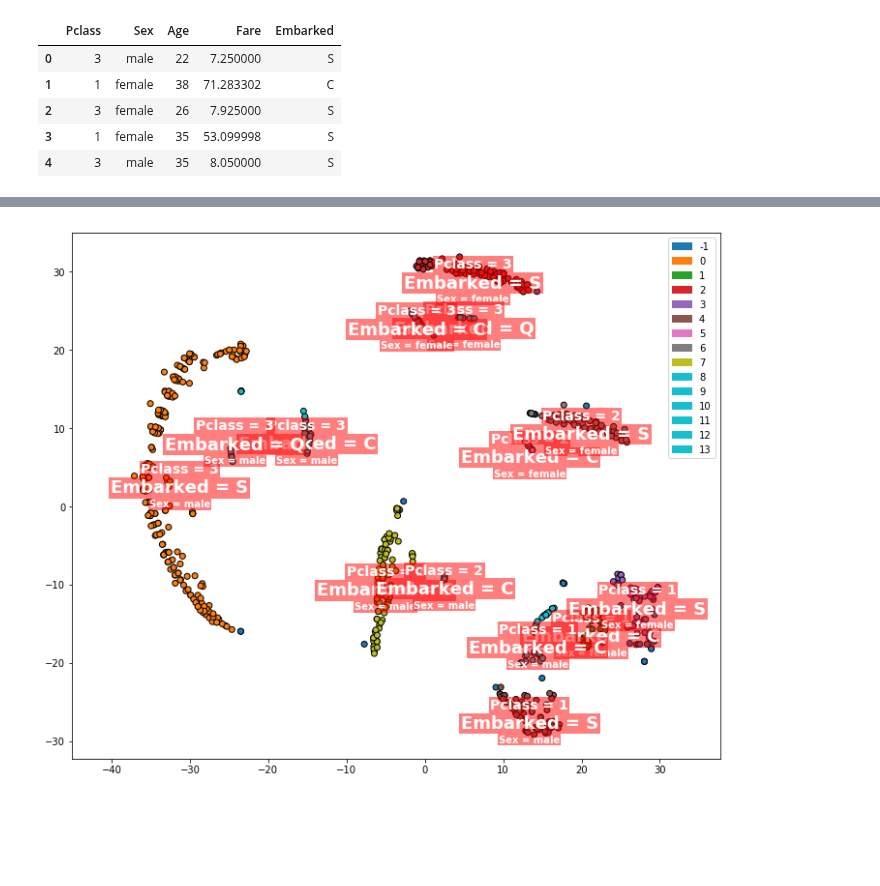
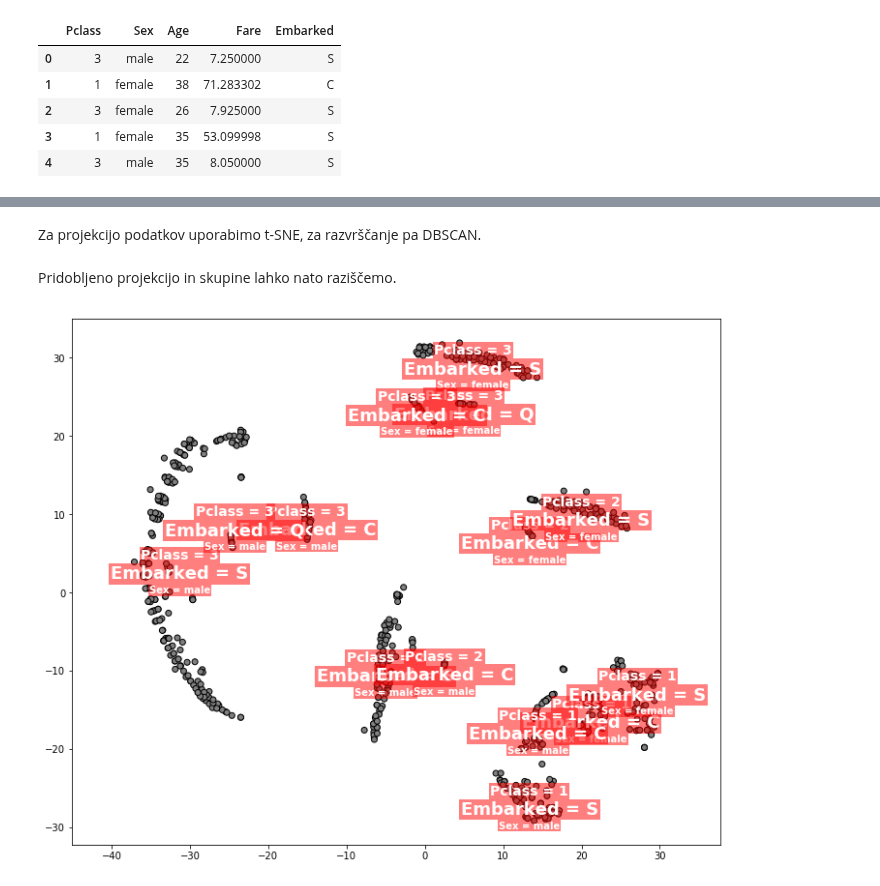
Before and after one commit to simejanko/mag-multidim-proj-visualisation, a Jupyter notebook: showcases/tab_exploration.ipynb, the cells around one changed output, grey strips where cells are left out. Cells and saved outputs as stored; diff of their text form; code cells hidden in the pictures; blank space fills up the shorter version.

```diff
--- a/showcases/tab_exploration.ipynb
+++ b/showcases/tab_exploration.ipynb
@@ -31,6 +38,8 @@ def standardize_continuous(df):
 
     df_numeric = (df_numeric - df_numeric.mean())/df_numeric.std()
     return pd.concat([df_numeric, df_other], axis=1)
+# %% [markdown]
+Za projekcijo podatkov uporabimo t-SNE, za razvrščanje pa DBSCAN.
 # %%
 tsne = TSNE()
 dbscan = DBSCAN(eps=1.0)
@@ -41,6 +50,8 @@ clusters = dbscan.fit_predict(X)
+# %% [markdown]
+Pridobljeno projekcijo in skupine lahko nato raziščemo.
 # %%
 tab_explorer = TabExplorer(p_threshold=1e-2)
 tab_explorer.fit(df, X_em, clusters)
-fig, ax = tab_explorer.plot_static(classes=clusters)
+fig, ax = tab_explorer.plot_static()
 # %% [output]
-[figure, old version]
+[figure, new version]
```
Also changed, not shown: parts of 6 cells of this notebook, 1 other file.
